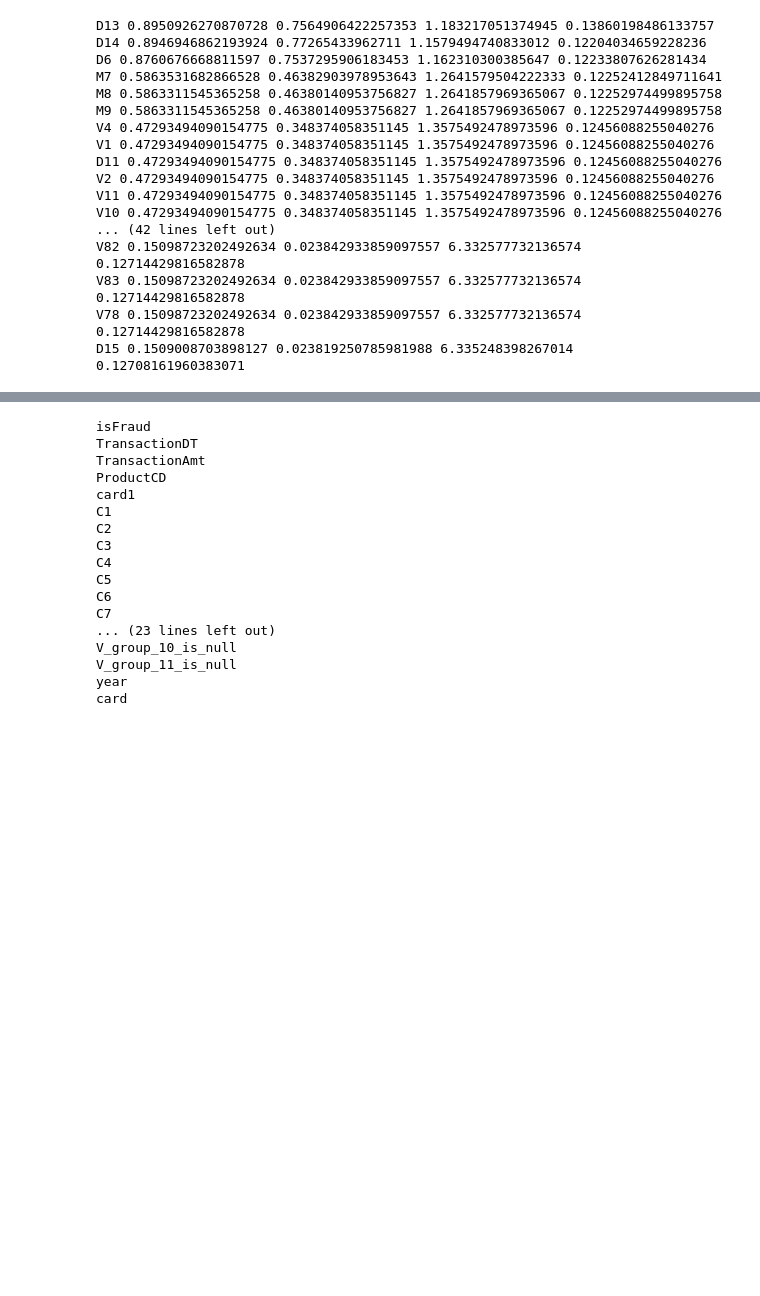
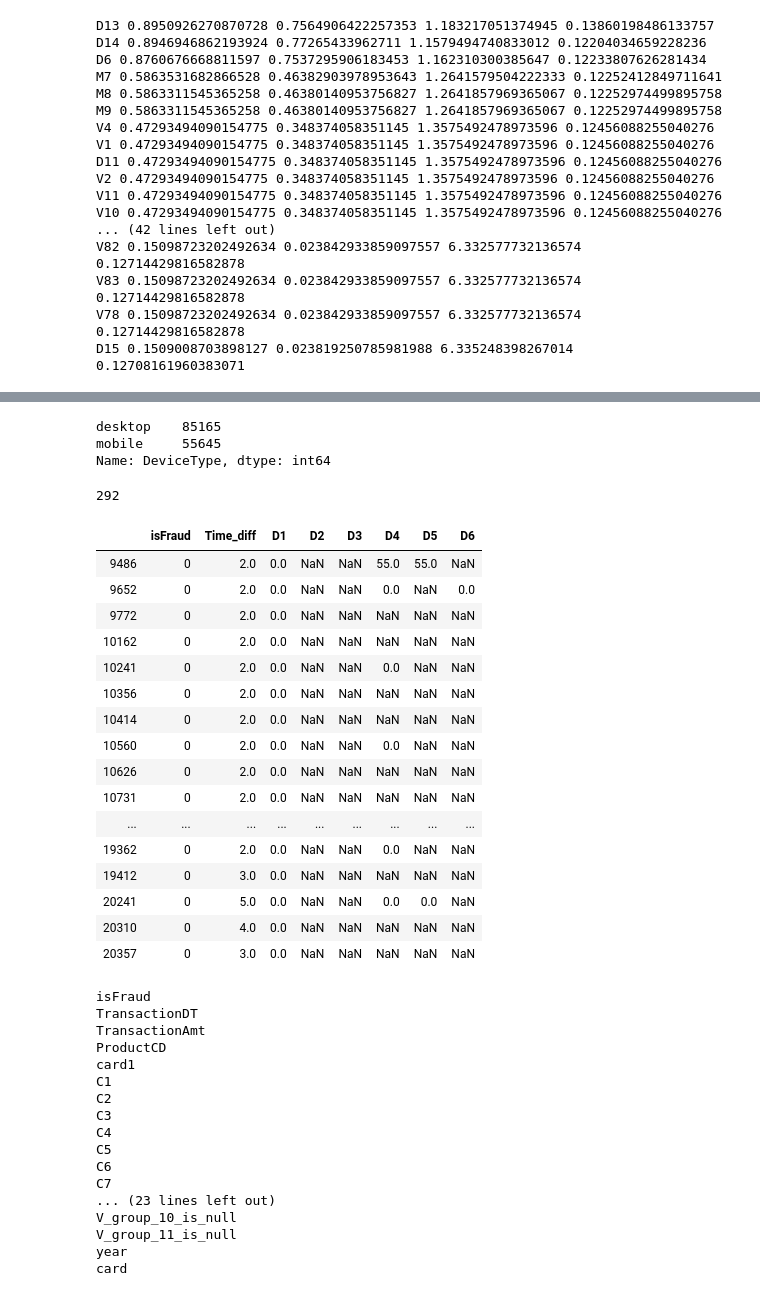
Before and after one commit to rodgomrod/kaggle_ieee_fraud, a Jupyter notebook: train_test_generator.ipynb, the cells around one changed output, grey strips where cells are left out. Saved outputs shown, nothing was run; the diff lists cells and outputs as text; code cells hidden in the pictures; blank space fills up the shorter version.

```diff
--- a/train_test_generator.ipynb
+++ b/train_test_generator.ipynb
@@ -164,3 +268,40 @@ test['card'] = test.card1.astype(str) + test.card2.astype(str) + test.card3.asty
+# %%
+train.DeviceType.value_counts()
+# %% [output]
+desktop    85165
+mobile     55645
+Name: DeviceType, dtype: int64
+# %%
+cols_c = [x for x in train.columns if 'C' in x and len(x) < 4]
+# %%
+cols_v2 = [x for x in train.columns if 'V' in x and len(x) < 5]
+# %%
+train['TransactionDT_lag'] = train[cols_c+cols_d+cols_v2+['TransactionDT']].fillna(-1).groupby(cols_c+cols_d+cols_v2)['TransactionDT'].shift(1)
+gc.collect()
+# %% [output]
+292
+# %%
+train['Time_diff'] = round(((train['TransactionDT'] - train['TransactionDT_lag'])/(3600*24)),0)
+# %%
+train[train.Time_diff > 1][['isFraud','Time_diff','D1','D2','D3','D4','D5','D6']].head(50)
+# %% [output]
+|  | isFraud | Time_diff | D1 | D2 | D3 | D4 | D5 | D6 |
+| 9486 | 0 | 2.0 | 0.0 | NaN | NaN | 55.0 | 55.0 | NaN |
+| 9652 | 0 | 2.0 | 0.0 | NaN | NaN | 0.0 | NaN | 0.0 |
+| 9772 | 0 | 2.0 | 0.0 | NaN | NaN | NaN | NaN | NaN |
+| 10162 | 0 | 2.0 | 0.0 | NaN | NaN | NaN | NaN | NaN |
+| 10241 | 0 | 2.0 | 0.0 | NaN | NaN | 0.0 | NaN | NaN |
+| 10356 | 0 | 2.0 | 0.0 | NaN | NaN | NaN | NaN | NaN |
+| 10414 | 0 | 2.0 | 0.0 | NaN | NaN | NaN | NaN | NaN |
+| 10560 | 0 | 2.0 | 0.0 | NaN | NaN | 0.0 | NaN | NaN |
+| 10626 | 0 | 2.0 | 0.0 | NaN | NaN | NaN | NaN | NaN |
+| 10731 | 0 | 2.0 | 0.0 | NaN | NaN | NaN | NaN | NaN |
+| ... | ... | ... | ... | ... | ... | ... | ... | ... |
+| 19362 | 0 | 2.0 | 0.0 | NaN | NaN | 0.0 | NaN | NaN |
+| 19412 | 0 | 3.0 | 0.0 | NaN | NaN | NaN | NaN | NaN |
+| 20241 | 0 | 5.0 | 0.0 | NaN | NaN | 0.0 | 0.0 | NaN |
+| 20310 | 0 | 4.0 | 0.0 | NaN | NaN | NaN | NaN | NaN |
+| 20357 | 0 | 3.0 | 0.0 | NaN | NaN | NaN | NaN | NaN |
 # %%
 for c in train.columns:
     if train[c].isna().sum()==0:
```
Also changed, not shown: parts of 11 cells of this notebook.
